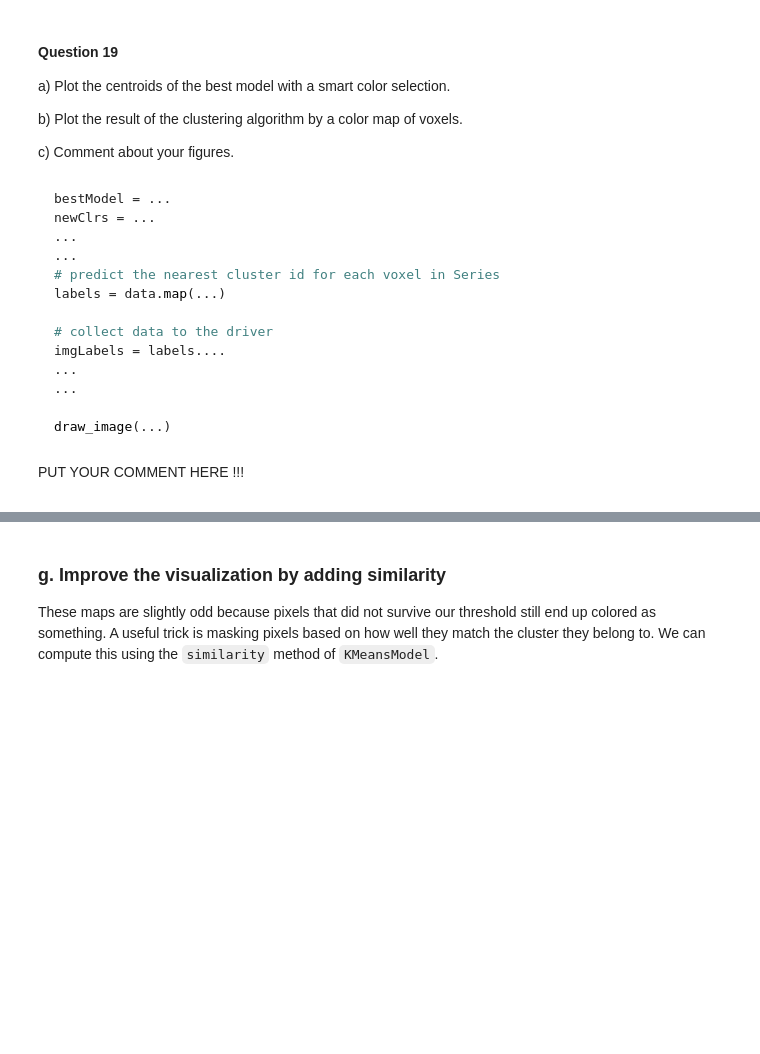
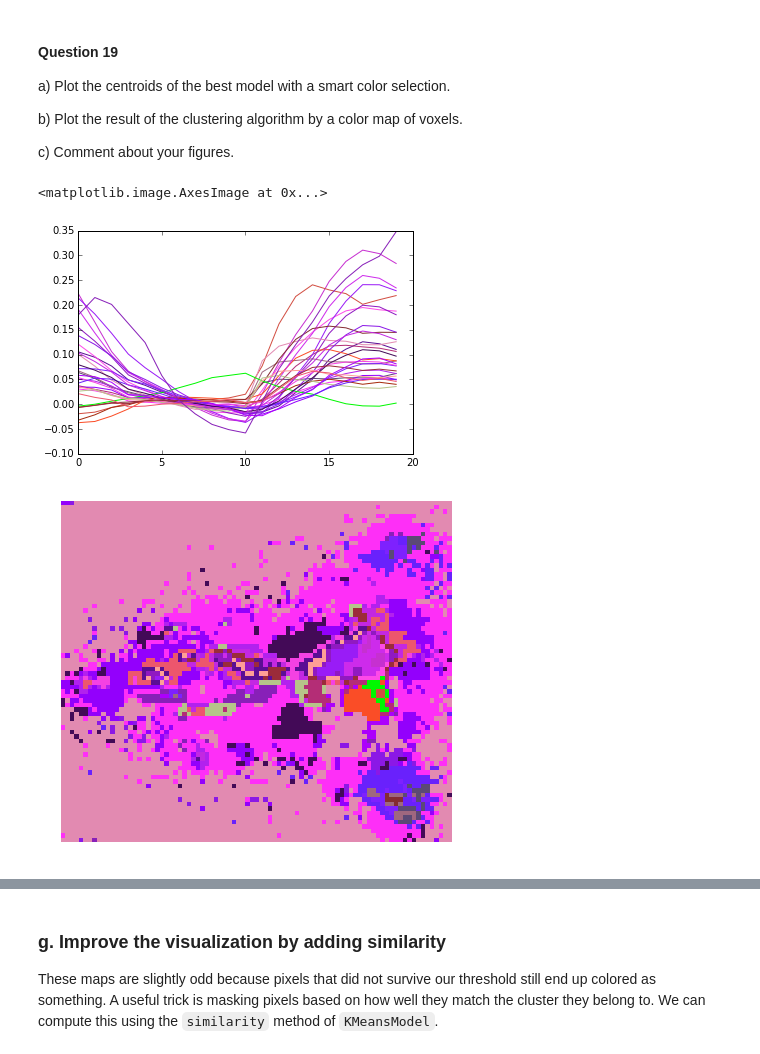
Before and after one commit to adriculteur/Algorithmic-Machine-Learning, a Jupyter notebook: Notebooks/[Lecture 12+13] Analyzing Neuroimaging Data with PySpark and Thunder.ipynb, the cells around one changed output, grey strips where cells are left out. Saved outputs shown, nothing was run; the diff lists cells and outputs as text; code cells hidden in the pictures; blank space fills up the shorter version.

````diff
--- a/Notebooks/[Lecture 12+13] Analyzing Neuroimaging Data with PySpark and Thunder.ipynb
+++ b/Notebooks/[Lecture 12+13] Analyzing Neuroimaging Data with PySpark and Thunder.ipynb
@@ -918,25 +929,19 @@ a) Plot the centroids of the best model with a smart color selection.
 b) Plot the result of the clustering algorithm by a color map of voxels.
 
 c) Comment about your figures.
-# %% [markdown]
-```python
-bestModel = ...
-newClrs = ...
-...
-...
-# predict the nearest cluster id for each voxel in Series
-labels = data.map(...)
-
-# collect data to the driver
-imgLabels = labels....
-...
-...
-
-draw_image(...)
-```
-# %% [markdown]
-<div class="comment">
-
-PUT YOUR COMMENT HERE !!!
-
-</div>
+# %%
+bestModel = models[ks.index(30)]
+newClrs = optimize_color(bestModel.centers)
+plt.gca().set_color_cycle(newClrs.colors)
+plt.plot(np.array(bestModel.centers).T);
+
+# predict the nearest cluster id for each voxel in Series
+imgLabels = data.map(lambda voxel: bestModel.predict(voxel))
+
+# draw image with the new color scheme
+brainmap = transform(newClrs, imgLabels[0,:,:])
+draw_image(brainmap)
+# %% [output]
+<matplotlib.image.AxesImage at 0x...>
+[figure, added]
+[figure, added]
````
Also changed, not shown: parts of 29 cells of this notebook.
